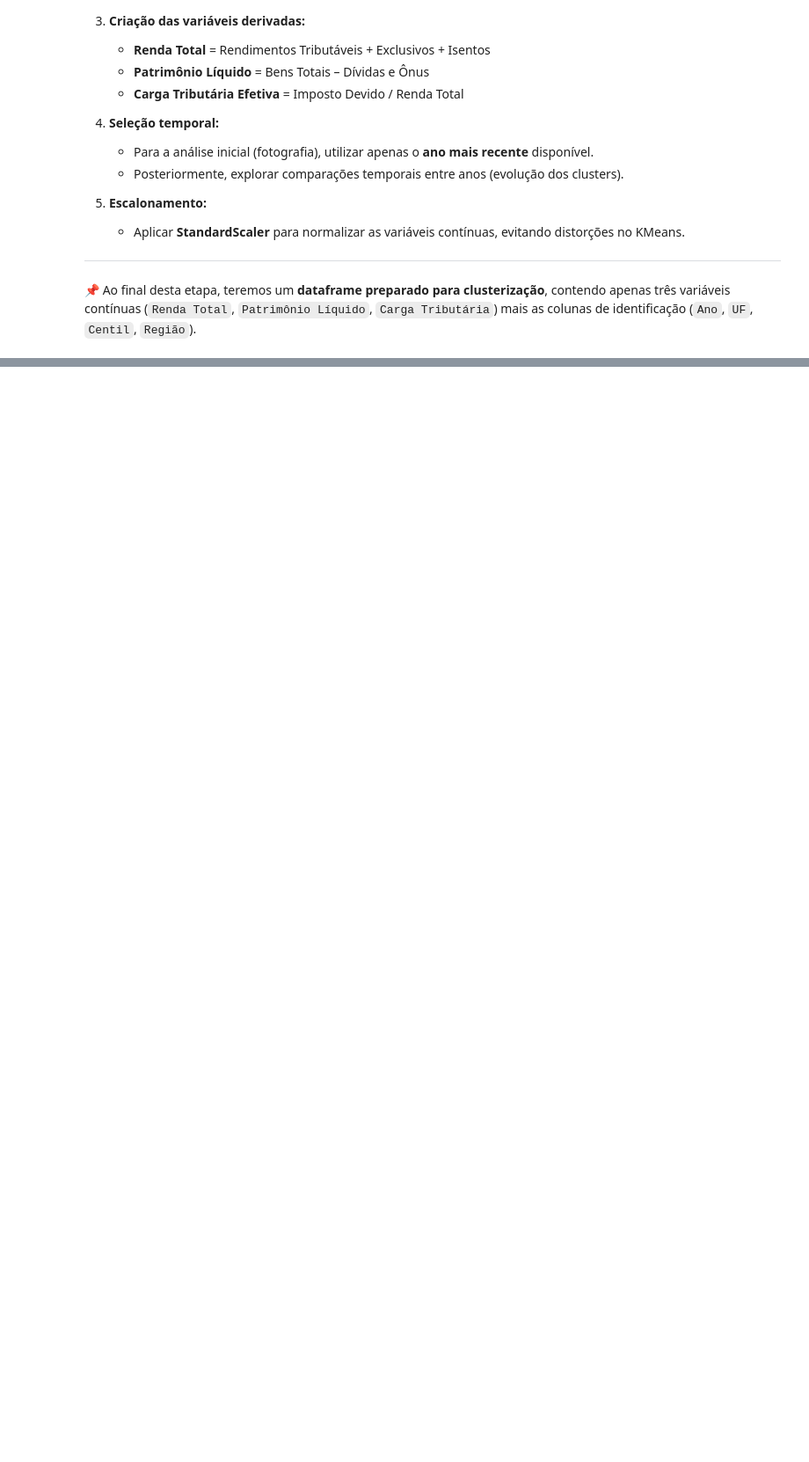
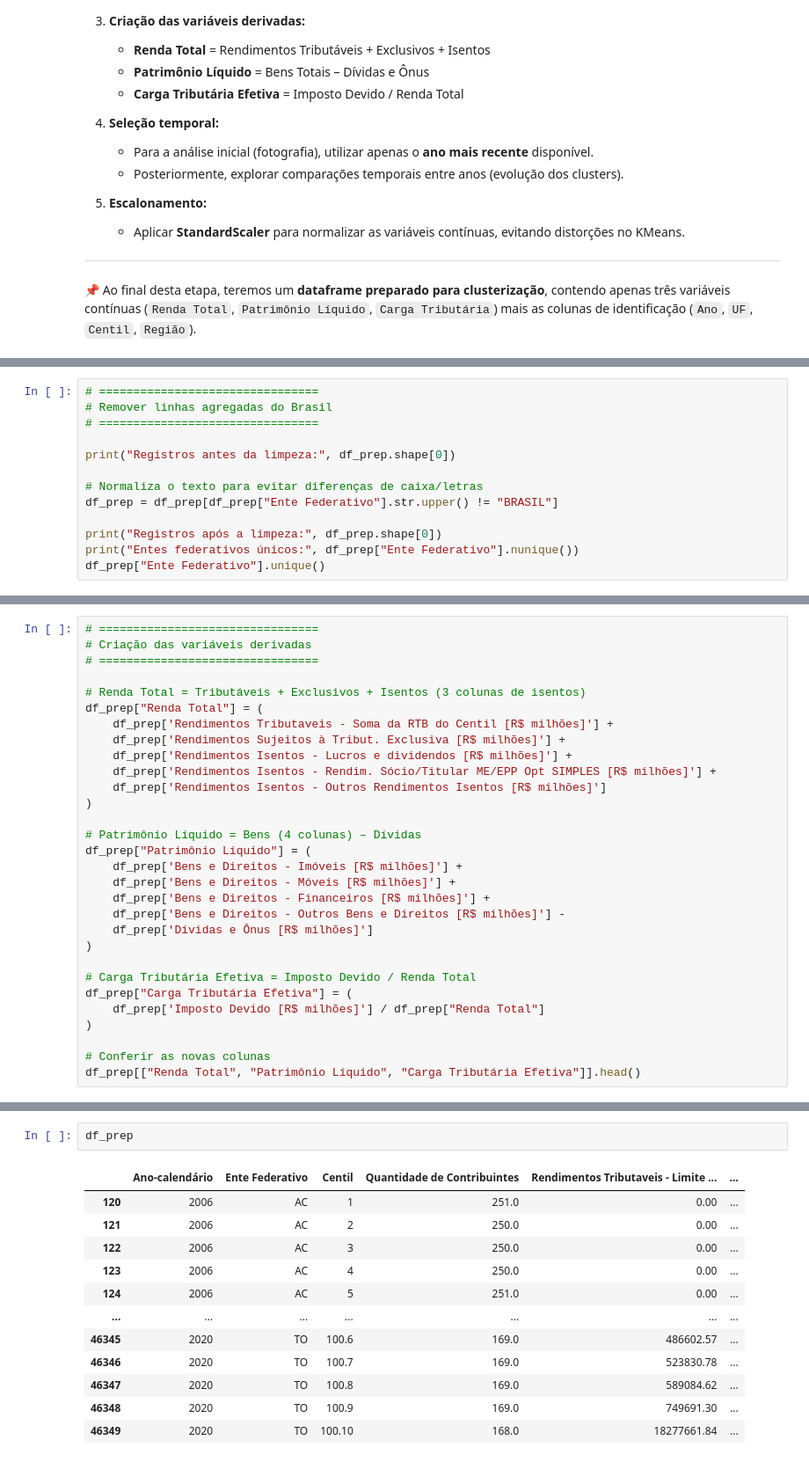
Before and after one commit to PadawanXXVI/kmeans-3d-cluster, a Jupyter notebook: distribuicao-renda.ipynb, the cells around one changed output, grey strips where cells are left out. Shown at 88% size. Cells and saved outputs as stored; diff of their text form; blank space fills up the shorter version.

```diff
--- a/distribuicao-renda.ipynb
+++ b/distribuicao-renda.ipynb
@@ -289,0 +315,13 @@ Como identificado na fase anterior (*Data Understanding*), o dataset apresenta:
+# %%
+# ================================
+# Remover linhas agregadas do Brasil
+# ================================
+
+print("Registros antes da limpeza:", df_prep.shape[0])
+
+# Normaliza o texto para evitar diferenças de caixa/letras
+df_prep = df_prep[df_prep["Ente Federativo"].str.upper() != "BRASIL"]
+
+print("Registros após a limpeza:", df_prep.shape[0])
+print("Entes federativos únicos:", df_prep["Ente Federativo"].nunique())
+df_prep["Ente Federativo"].unique()
@@ -289,0 +438,30 @@ Como identificado na fase anterior (*Data Understanding*), o dataset apresenta:
+# %%
+# ================================
+# Criação das variáveis derivadas
+# ================================
+
+# Renda Total = Tributáveis + Exclusivos + Isentos (3 colunas de isentos)
+df_prep["Renda Total"] = (
+    df_prep['Rendimentos Tributaveis - Soma da RTB do Centil [R$ milhões]'] +
+    df_prep['Rendimentos Sujeitos à Tribut. Exclusiva [R$ milhões]'] +
+    df_prep['Rendimentos Isentos - Lucros e dividendos [R$ milhões]'] +
+    df_prep['Rendimentos Isentos - Rendim. Sócio/Titular ME/EPP Opt SIMPLES [R$ milhões]'] +
+    df_prep['Rendimentos Isentos - Outros Rendimentos Isentos [R$ milhões]']
+)
+
+# Patrimônio Líquido = Bens (4 colunas) – Dívidas
+df_prep["Patrimônio Líquido"] = (
+    df_prep['Bens e Direitos - Imóveis [R$ milhões]'] +
+    df_prep['Bens e Direitos - Móveis [R$ milhões]'] +
+    df_prep['Bens e Direitos - Financeiros [R$ milhões]'] +
+    df_prep['Bens e Direitos - Outros Bens e Direitos [R$ milhões]'] -
+    df_prep['Dívidas e Ônus [R$ milhões]']
+)
+
+# Carga Tributária Efetiva = Imposto Devido / Renda Total
+df_prep["Carga Tributária Efetiva"] = (
+    df_prep['Imposto Devido [R$ milhões]'] / df_prep["Renda Total"]
+)
+
+# Conferir as novas colunas
+df_prep[["Renda Total", "Patrimônio Líquido", "Carga Tributária Efetiva"]].head()
@@ -289,0 +504,15 @@ Como identificado na fase anterior (*Data Understanding*), o dataset apresenta:
+# %%
+df_prep
+# %% [output]
+|  | Ano-calendário | Ente Federativo | Centil | Quantidade de Contribuintes | Rendimentos Tributaveis - Limite ... | ... |
+| 120 | 2006 | AC | 1 | 251.0 | 0.00 | ... |
+| 121 | 2006 | AC | 2 | 250.0 | 0.00 | ... |
+| 122 | 2006 | AC | 3 | 250.0 | 0.00 | ... |
+| 123 | 2006 | AC | 4 | 250.0 | 0.00 | ... |
+| 124 | 2006 | AC | 5 | 251.0 | 0.00 | ... |
+| ... | ... | ... | ... | ... | ... | ... |
+| 46345 | 2020 | TO | 100.6 | 169.0 | 486602.57 | ... |
+| 46346 | 2020 | TO | 100.7 | 169.0 | 523830.78 | ... |
+| 46347 | 2020 | TO | 100.8 | 169.0 | 589084.62 | ... |
+| 46348 | 2020 | TO | 100.9 | 169.0 | 749691.30 | ... |
+| 46349 | 2020 | TO | 100.10 | 168.0 | 18277661.84 | ... |
```
Also changed, not shown: parts of 12 cells of this notebook.
